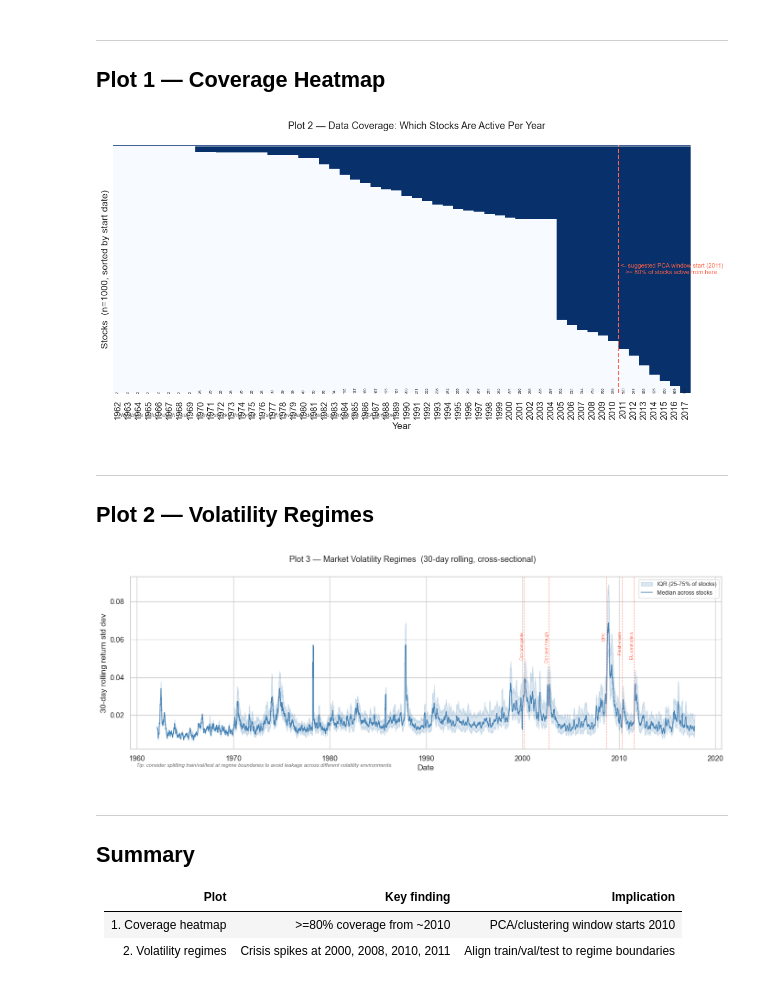
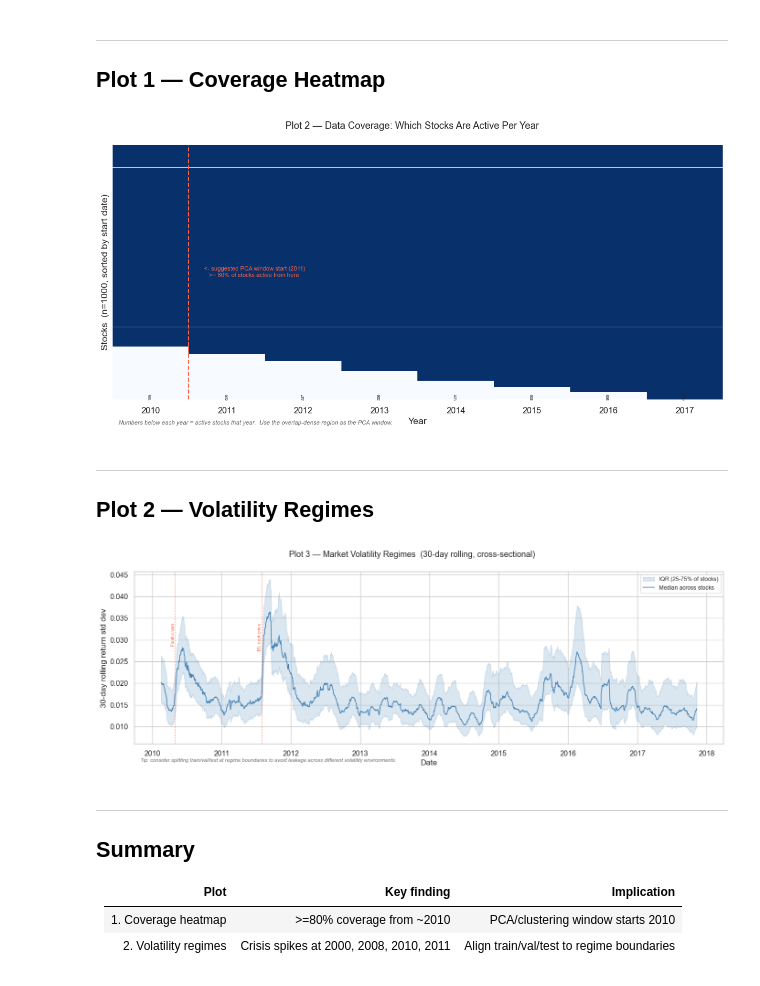
Before and after one commit to CS3244-Pairs-Trading/Pairs-Trading, a Jupyter notebook: eda_1.ipynb, the cells around one changed output. Drawn from its saved outputs; the diff is of its cells as text; code cells hidden in the pictures.

```diff
--- a/eda_1.ipynb
+++ b/eda_1.ipynb
@@ -27,7 +27,7 @@ sns.set_theme(style="whitegrid", font_scale=1.05)
 # ── Paths ─────────────────────────────────────────────────────────────────────
 # Notebook sits at project root (same level as data/, src/, outputs/)
 PROJECT_ROOT = Path('.').resolve()
-DATA_PATH    = PROJECT_ROOT / 'data' / 'interim' / 'prices_clean_eda_1.csv'
+DATA_PATH    = PROJECT_ROOT / 'data' / 'interim' / 'prices_clean.csv'
 OUTPUT_DIR   = PROJECT_ROOT / 'outputs' / 'eda'
 OUTPUT_DIR.mkdir(parents=True, exist_ok=True)
 
@@ -147,35 +147,35 @@ for j, (yr, cnt) in enumerate(active_per_year.items()):
     ax.text(j + 0.5, len(coverage_binary) + 1.5,
             str(cnt), ha='center', va='bottom', fontsize=5, rotation=90)
 
 # Mark suggested PCA window start: first year >= 80% stocks active
 threshold_pct  = 0.80
 pca_start_year = None
 for yr, cnt in active_per_year.items():
     if cnt >= threshold_pct * n_stocks:
         pca_start_year = yr
         break
 
 years_list = list(active_per_year.index)
 if pca_start_year is not None:
     j_start = years_list.index(pca_start_year)
     ax.axvline(x=j_start, color='tomato', linewidth=1.5, linestyle='--')
     ax.text(
         j_start + 0.2, len(coverage_binary) * 0.5,
         f'<- suggested PCA window start ({pca_start_year})\n'
         f'   >= {int(threshold_pct*100)}% of stocks active from here',
         color='tomato', fontsize=8, va='center'
     )
 
 ax.text(
-    0.01, -0.08,
+    0.01, -0.12,
     'Numbers below each year = active stocks that year.  '
     'Use the overlap-dense region as the PCA window.',
     transform=ax.transAxes, fontsize=8, va='top', style='italic', color='dimgray'
 )
 
 plt.tight_layout()
 # %% [output]
-[figure, old version]
+[figure, new version]
 # %% [markdown]
 ---
 ## Plot 2 — Volatility Regimes
@@ -219,7 +219,7 @@ ax.text(
 
 plt.tight_layout()
 # %% [output]
-[figure, old version]
+[figure, new version]
 # %% [markdown]
 ---
 ## Summary
```
Also changed, not shown: parts of 4 cells of this notebook, 3 other files.
